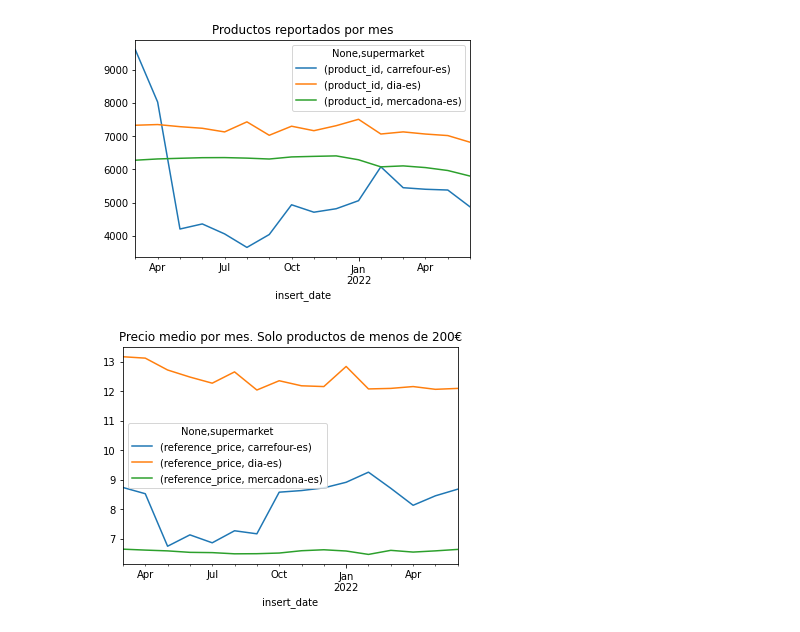
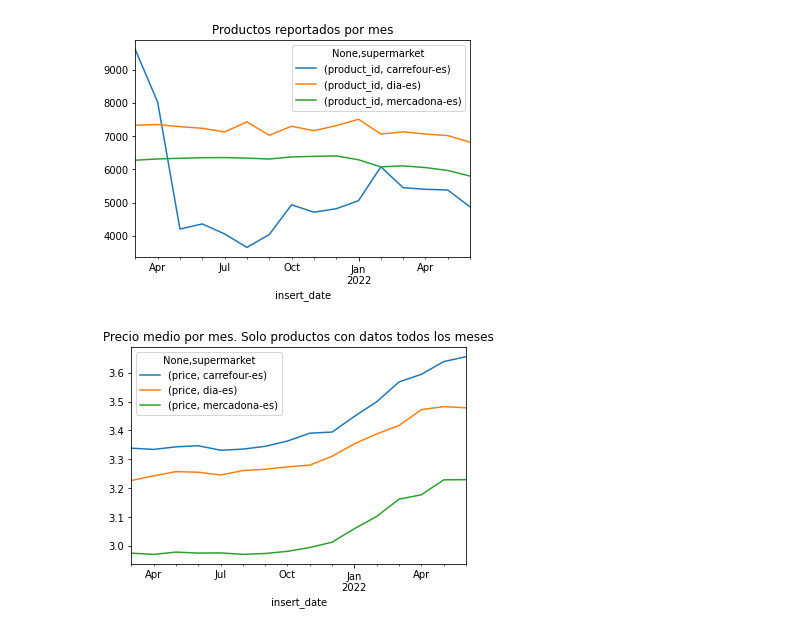
Before and after one commit to dapasca/productos_de_supermercado, a Jupyter notebook: eda.ipynb, the cells around one changed output. Cells and saved outputs as stored; diff of their text form; code cells hidden in the pictures.

```diff
--- a/eda.ipynb
+++ b/eda.ipynb
@@ -9,7 +9,7 @@ from supermarket_categories import SupermarketCategories
 df = pd.read_csv('datamarket_productos_de_supermercados.csv')
 sc = SupermarketCategories(df,
                            load_split_categories=False,
-                           simplify_data=True)
+                           simplify_data=True,
+                           price_diff=True)
 display(sc.dataset)
-display(sc.dataset.info())
 # %% [output]
@@ -76,10 +63,10 @@ plt.show()
 # %% [output]
 [figure]
 # %%
-x = sc.dataset.loc[sc.dataset.reference_price<200, ['insert_date', 'supermarket', 'reference_price']].groupby([pd.Grouper(key="insert_date", freq="M"), 'supermarket']).mean('reference_price')
+x = sc.dataset.loc[sc.dataset.full_series, ['insert_date', 'supermarket', 'price']].groupby(['insert_date', 'supermarket']).mean('price')
 
 x.unstack().plot()
-plt.title('Precio medio por mes. Solo productos de menos de 200€')
+plt.title('Precio medio por mes. Solo productos con datos todos los meses')
 plt.show()
 # %% [output]
-[figure, old version]
+[figure, new version]
```
Also changed, not shown: parts of 7 cells of this notebook, 4 other files.
